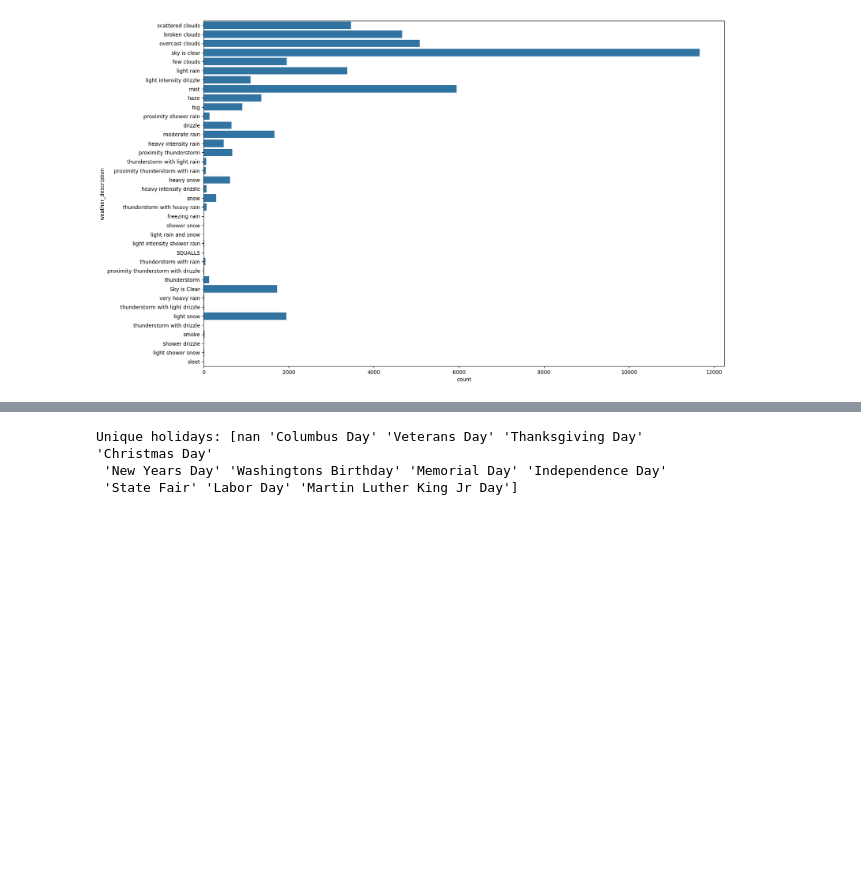
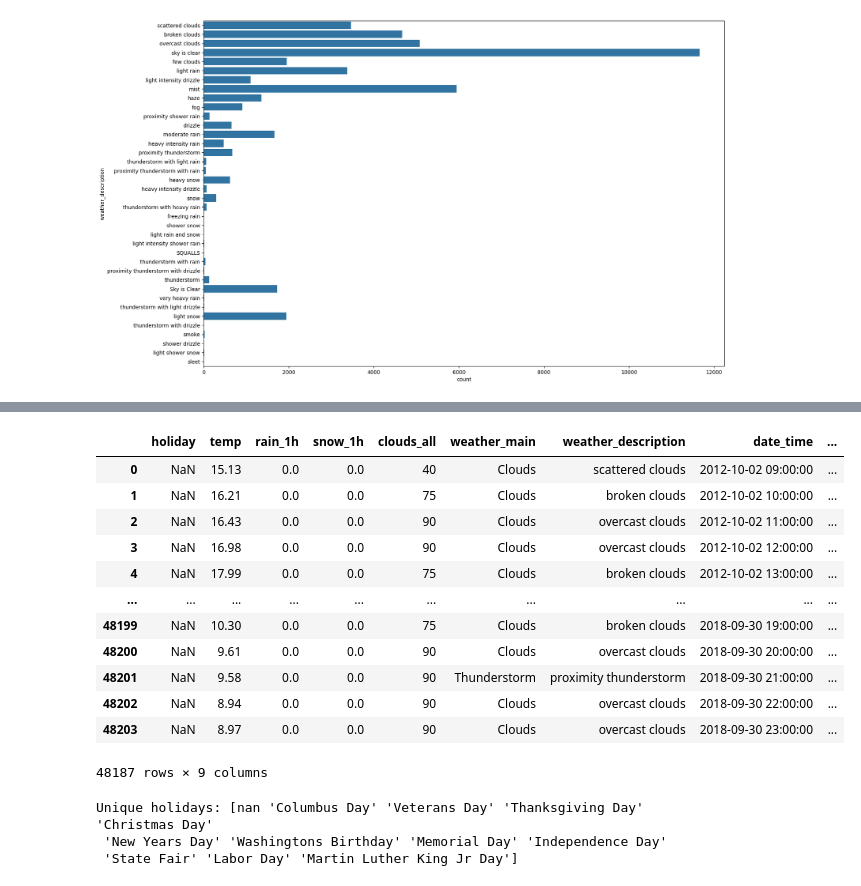
Before and after one commit to rohithobillaneni/Metro-Interstate-Prediction, a Jupyter notebook: notebook/Metro_Interstate_Traffic.ipynb, the cells around one changed output, grey strips where cells are left out. Saved outputs shown, nothing was run; the diff lists cells and outputs as text; code cells hidden in the pictures; blank space fills up the shorter version.

```diff
--- a/notebook/Metro_Interstate_Traffic.ipynb
+++ b/notebook/Metro_Interstate_Traffic.ipynb
@@ -201,3 +219,21 @@ plt.show()
+# %%
+# Convert temperature from Kelvin to Celsius
+df['temp'] = df['temp'] - 273.15
+df
+# %% [output]
+|  | holiday | temp | rain_1h | snow_1h | clouds_all | weather_main | weather_description | date_time | ... |
+| 0 | NaN | 15.13 | 0.0 | 0.0 | 40 | Clouds | scattered clouds | 2012-10-02 09:00:00 | ... |
+| 1 | NaN | 16.21 | 0.0 | 0.0 | 75 | Clouds | broken clouds | 2012-10-02 10:00:00 | ... |
+| 2 | NaN | 16.43 | 0.0 | 0.0 | 90 | Clouds | overcast clouds | 2012-10-02 11:00:00 | ... |
+| 3 | NaN | 16.98 | 0.0 | 0.0 | 90 | Clouds | overcast clouds | 2012-10-02 12:00:00 | ... |
+| 4 | NaN | 17.99 | 0.0 | 0.0 | 75 | Clouds | broken clouds | 2012-10-02 13:00:00 | ... |
+| ... | ... | ... | ... | ... | ... | ... | ... | ... | ... |
+| 48199 | NaN | 10.30 | 0.0 | 0.0 | 75 | Clouds | broken clouds | 2018-09-30 19:00:00 | ... |
+| 48200 | NaN | 9.61 | 0.0 | 0.0 | 90 | Clouds | overcast clouds | 2018-09-30 20:00:00 | ... |
+| 48201 | NaN | 9.58 | 0.0 | 0.0 | 90 | Thunderstorm | proximity thunderstorm | 2018-09-30 21:00:00 | ... |
+| 48202 | NaN | 8.94 | 0.0 | 0.0 | 90 | Clouds | overcast clouds | 2018-09-30 22:00:00 | ... |
+| 48203 | NaN | 8.97 | 0.0 | 0.0 | 90 | Clouds | overcast clouds | 2018-09-30 23:00:00 | ... |
+48187 rows × 9 columns
 # %%
 
 # Check unique values for categorical columns
```
Also changed, not shown: parts of 22 cells of this notebook.
